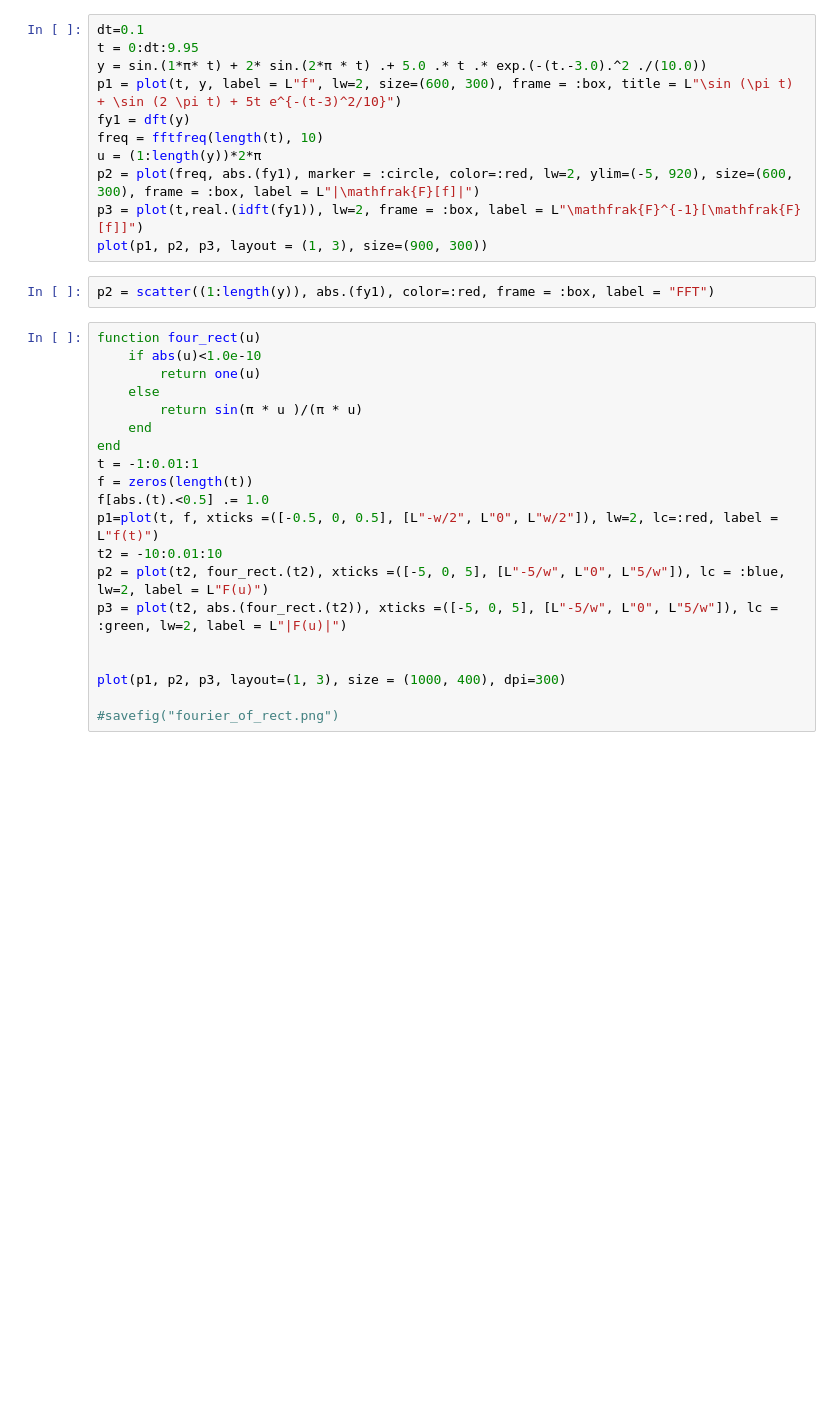
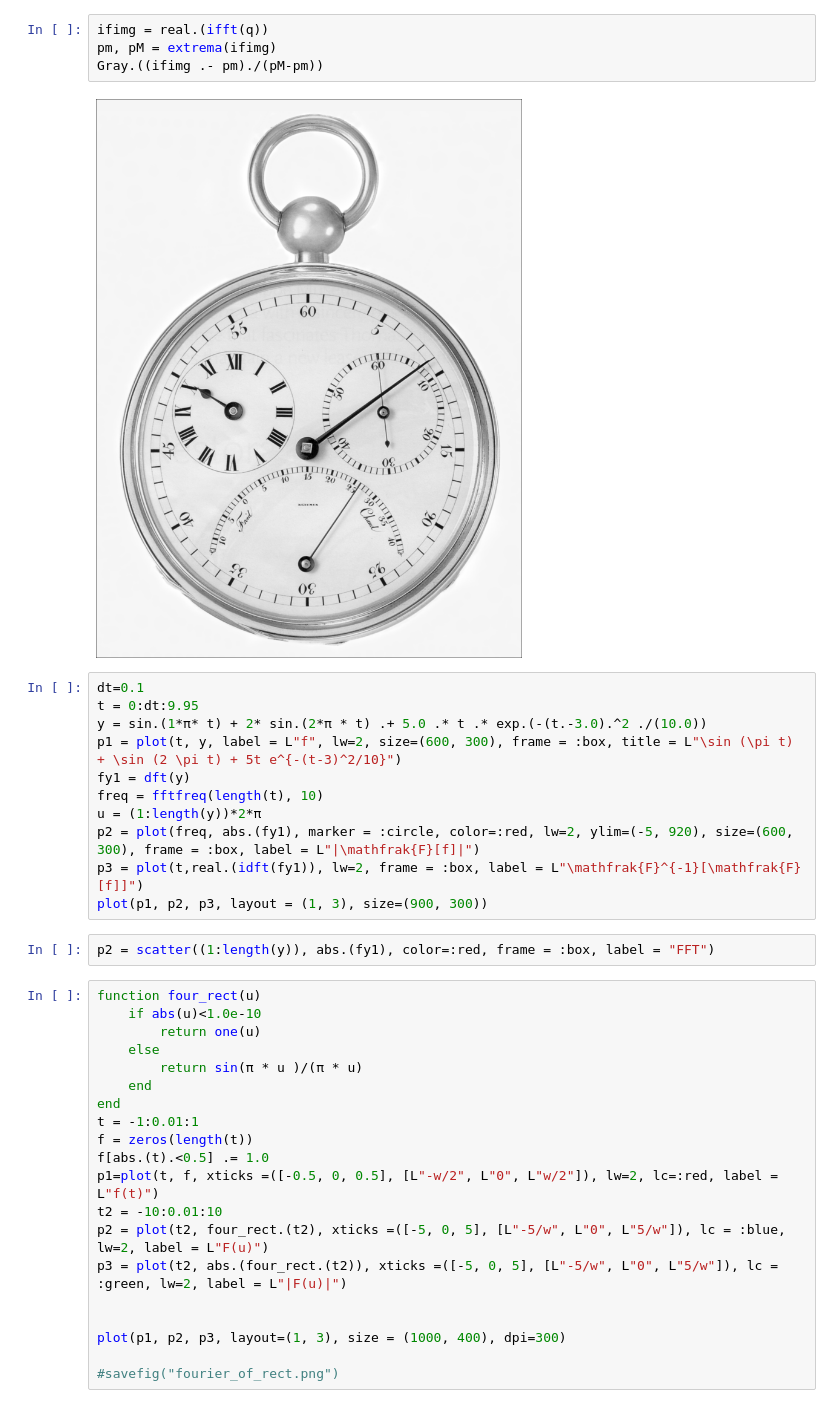
Before and after one commit to Julia-KAERI/Julia-kaeri.github.io, a Jupyter notebook: src/image_processing/notebooks/img04.ipynb, the cells around one changed output. Cells and saved outputs as stored; diff of their text form; blank space fills up the shorter version.

```diff
--- a/src/image_processing/notebooks/img04.ipynb
+++ b/src/image_processing/notebooks/img04.ipynb
@@ -21,3 +34,9 @@ plot(p1, p2, p3, layout = (1, 3), size=(900, 300))
+# %%
+ifimg = real.(ifft(q))
+pm, pM = extrema(ifimg)
+Gray.((ifimg .- pm)./(pM-pm))
+# %% [output]
+[figure, added]
 # %%
 dt=0.1
 t = 0:dt:9.95
```
Also changed, not shown: parts of 7 cells of this notebook.
